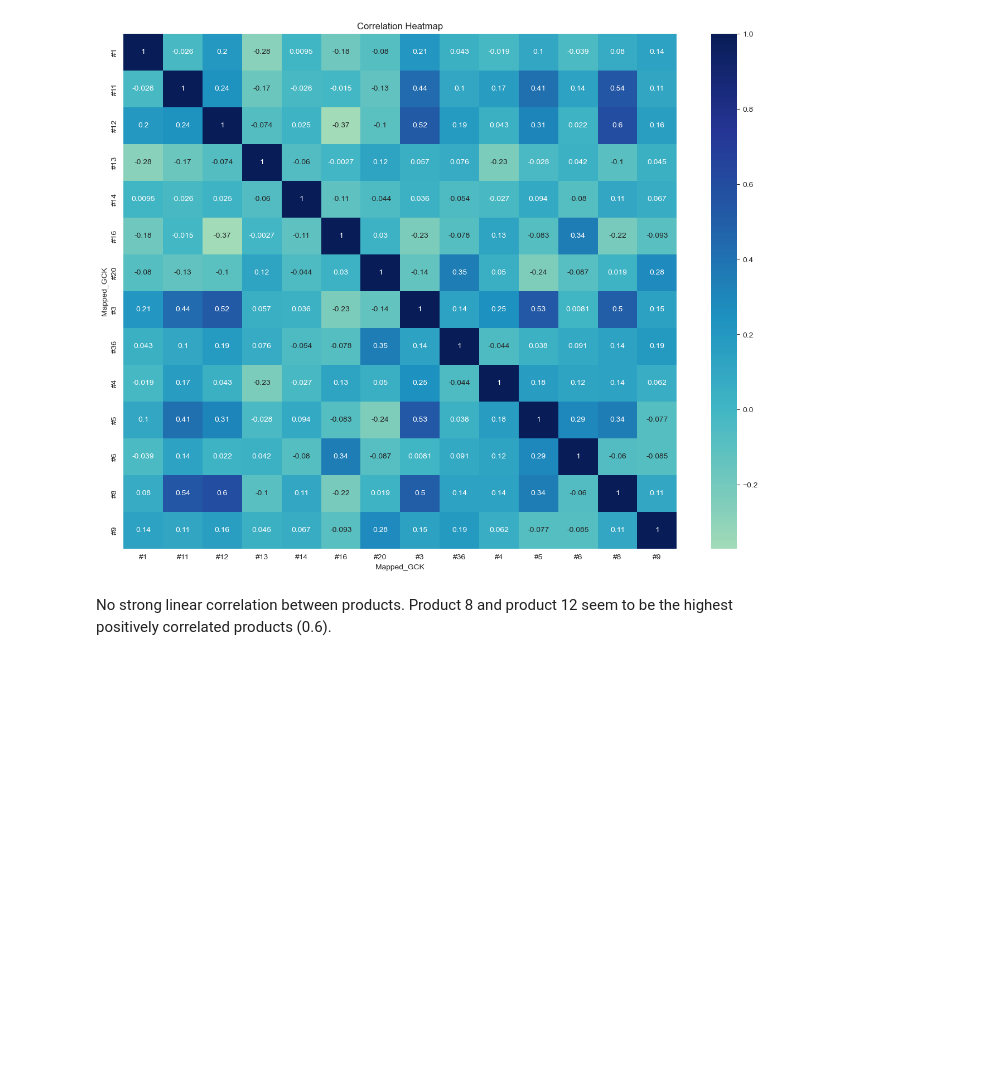
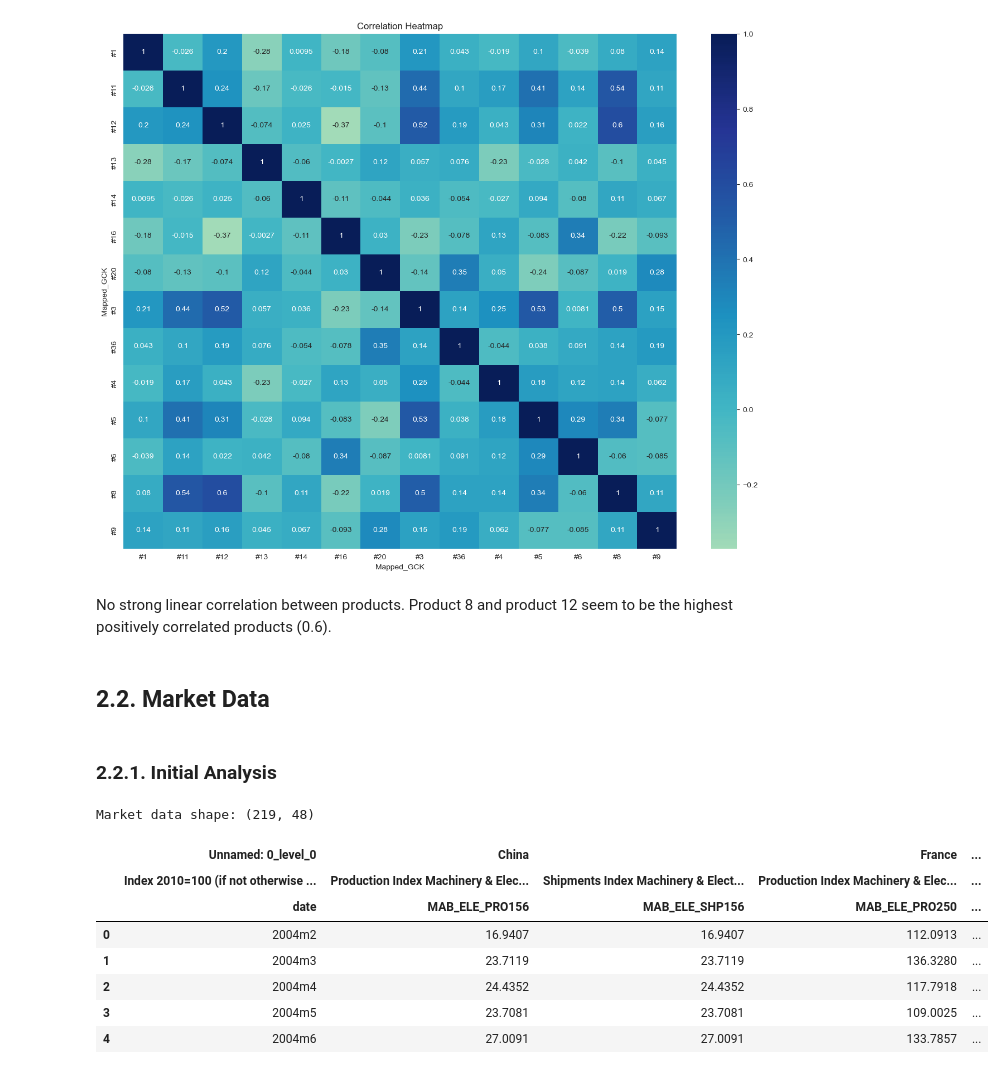
Before and after one commit to RubenCMarques/Case-2--Siemens-Sales-Forecast, a Jupyter notebook: Notebooks/Group_D_Source_Code.ipynb, the cells around one changed output. Cells and saved outputs as stored; diff of their text form; code cells hidden in the pictures; blank space fills up the shorter version.

```diff
--- a/Notebooks/Group_D_Source_Code.ipynb
+++ b/Notebooks/Group_D_Source_Code.ipynb
@@ -638,3 +644,28 @@ plt.show()
 [figure]
 # %% [markdown]
 No strong linear correlation between products. Product 8 and product 12 seem to be the highest positively correlated products (0.6).
+# %% [markdown]
+<a class="anchor" id="sub-section-2_2"></a>
+
+## 2.2. Market Data
+
+</a>
+# %% [markdown]
+<a class="anchor" id="sub-section-2_2_1"></a>
+
+### 2.2.1. Initial Analysis
+
+</a>
+# %%
+print(f'Market data shape: {market_data.shape}')
+market_data.head()
+# %% [output]
+Market data shape: (219, 48)
+|  | Unnamed: 0_level_0 | China |  | France | ... |
+|  | Index 2010=100 (if not otherwise ... | Production Index Machinery & Elec... | Shipments Index Machinery & Elect... | Production Index Machinery & Elec... | ... |
+|  | date | MAB_ELE_PRO156 | MAB_ELE_SHP156 | MAB_ELE_PRO250 | ... |
+| 0 | 2004m2 | 16.9407 | 16.9407 | 112.0913 | ... |
+| 1 | 2004m3 | 23.7119 | 23.7119 | 136.3280 | ... |
+| 2 | 2004m4 | 24.4352 | 24.4352 | 117.7918 | ... |
+| 3 | 2004m5 | 23.7081 | 23.7081 | 109.0025 | ... |
+| 4 | 2004m6 | 27.0091 | 27.0091 | 133.7857 | ... |
```
Also changed, not shown: parts of 17 cells of this notebook.
